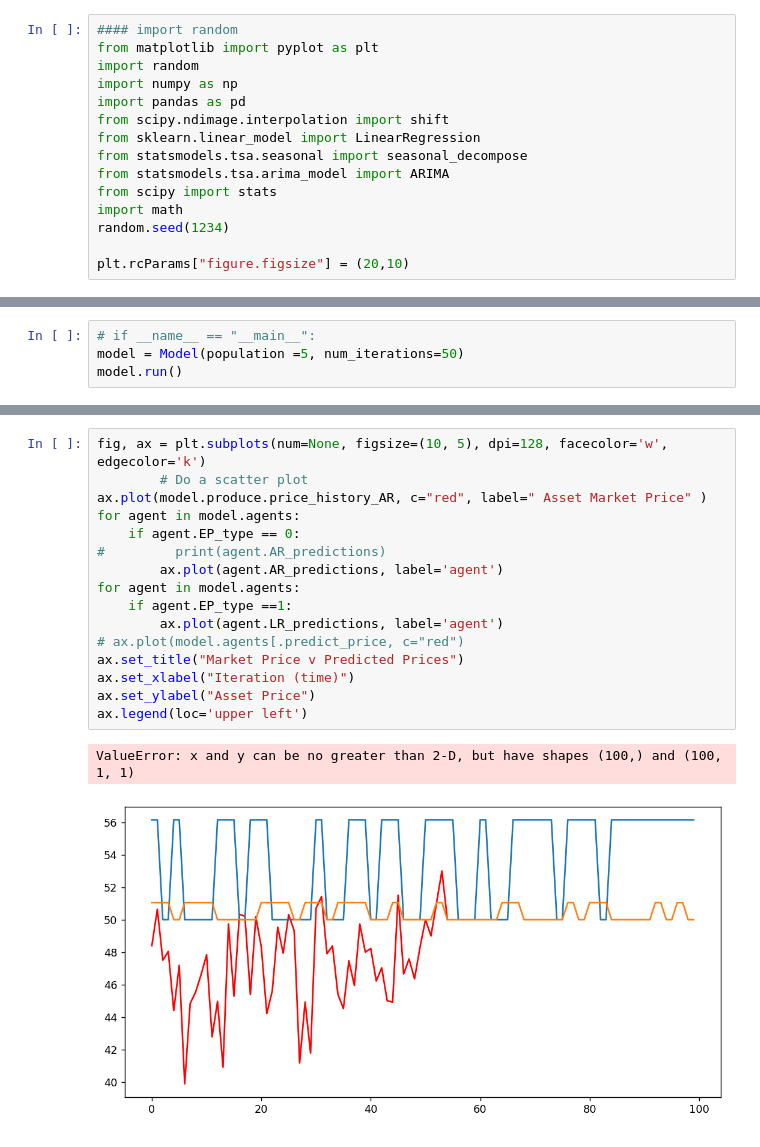
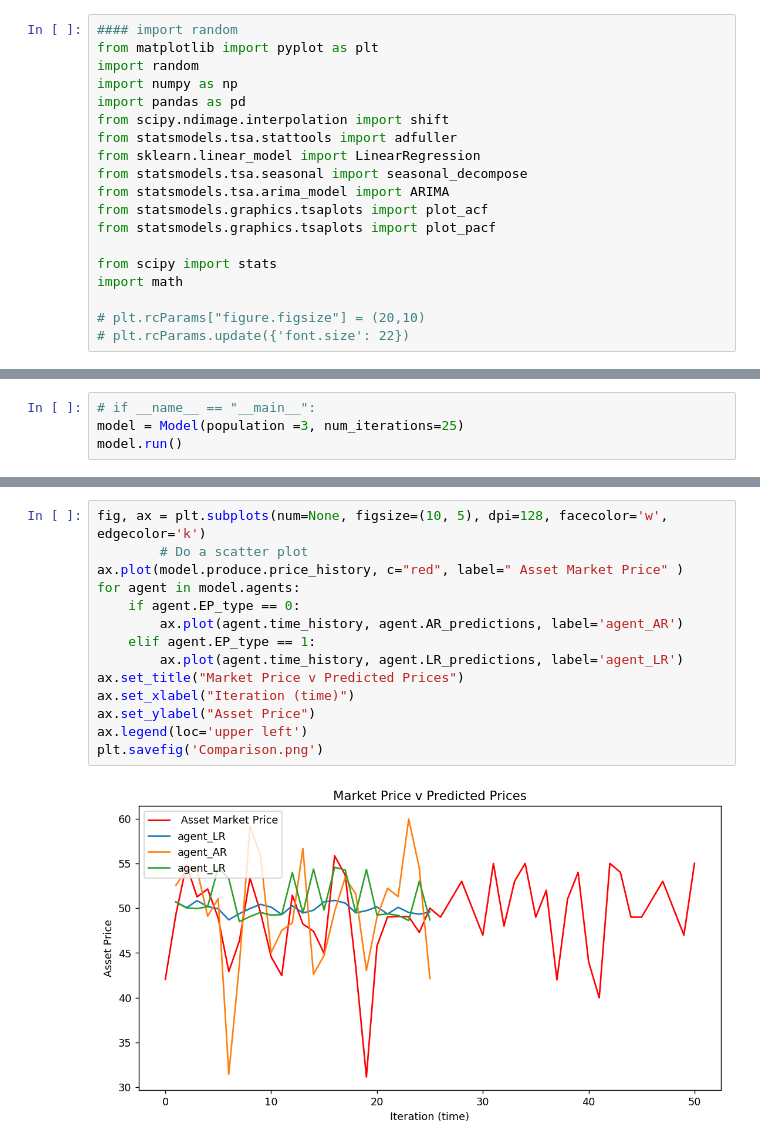
Before and after one commit to deborah-O/Dissertation-2020, a Jupyter notebook: Expectation Formation_2.ipynb, the cells around one changed output, grey strips where cells are left out. Cells and saved outputs as stored; diff of their text form.

Commit message:
change function error

```diff
--- a/Expectation Formation_2.ipynb
+++ b/Expectation Formation_2.ipynb
@@ -5,14 +5,18 @@ import random
 import numpy as np
 import pandas as pd
 from scipy.ndimage.interpolation import shift
+from statsmodels.tsa.stattools import adfuller
 from sklearn.linear_model import LinearRegression
 from statsmodels.tsa.seasonal import seasonal_decompose
 from statsmodels.tsa.arima_model import ARIMA
+from statsmodels.graphics.tsaplots import plot_acf
+from statsmodels.graphics.tsaplots import plot_pacf
+
 from scipy import stats
 import math
-random.seed(1234)
 
-plt.rcParams["figure.figsize"] = (20,10)
+# plt.rcParams["figure.figsize"] = (20,10)
+# plt.rcParams.update({'font.size': 22})
 # %%
 class Agent():
     '''
@@ -364,6 +383,6 @@ class Model():
 # %%
 # if __name__ == "__main__":
-model = Model(population =5, num_iterations=50)
+model = Model(population =3, num_iterations=25)
 model.run()
 # %% [output]
 Timestep: 0
@@ -386,19 +403,16 @@ My Regressions Price Prediction = [[49.71745063]], Decision = ['buy', 'buy', 'bu
 # %%
 fig, ax = plt.subplots(num=None, figsize=(10, 5), dpi=128, facecolor='w', edgecolor='k')
         # Do a scatter plot
-ax.plot(model.produce.price_history_AR, c="red", label=" Asset Market Price" )
+ax.plot(model.produce.price_history, c="red", label=" Asset Market Price" )
 for agent in model.agents:
     if agent.EP_type == 0:
-#         print(agent.AR_predictions)
-        ax.plot(agent.AR_predictions, label='agent')
-for agent in model.agents:
-    if agent.EP_type ==1:
-        ax.plot(agent.LR_predictions, label='agent')
-# ax.plot(model.agents[.predict_price, c="red")
+        ax.plot(agent.time_history, agent.AR_predictions, label='agent_AR')
+    elif agent.EP_type == 1:
+        ax.plot(agent.time_history, agent.LR_predictions, label='agent_LR')
 ax.set_title("Market Price v Predicted Prices")
 ax.set_xlabel("Iteration (time)")
 ax.set_ylabel("Asset Price")
 ax.legend(loc='upper left')
+plt.savefig('Comparison.png')
 # %% [output]
-ValueError: x and y can be no greater than 2-D, but have shapes (100,) and (100, 1, 1)
-[figure, old version]
+[figure, new version]
```
Also changed, not shown: parts of 4 cells of this notebook.
